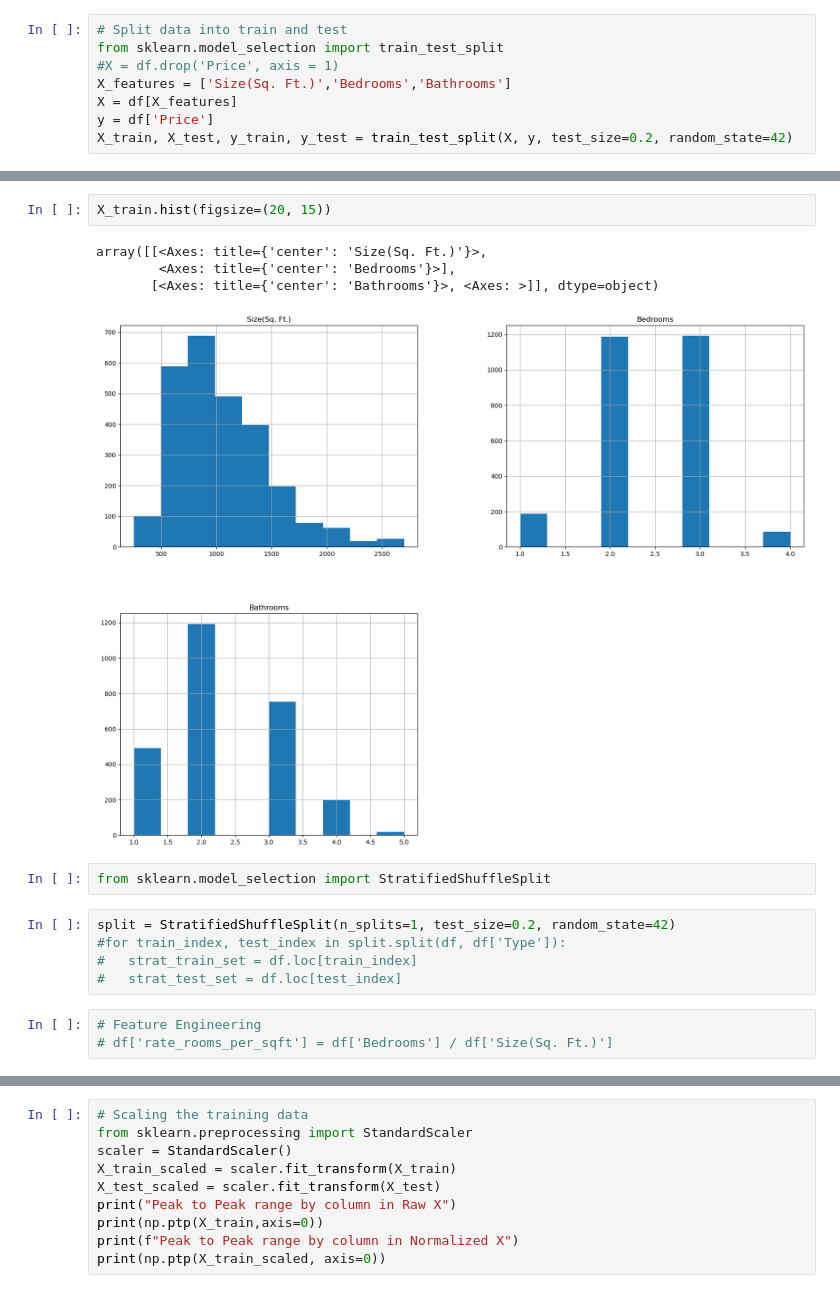
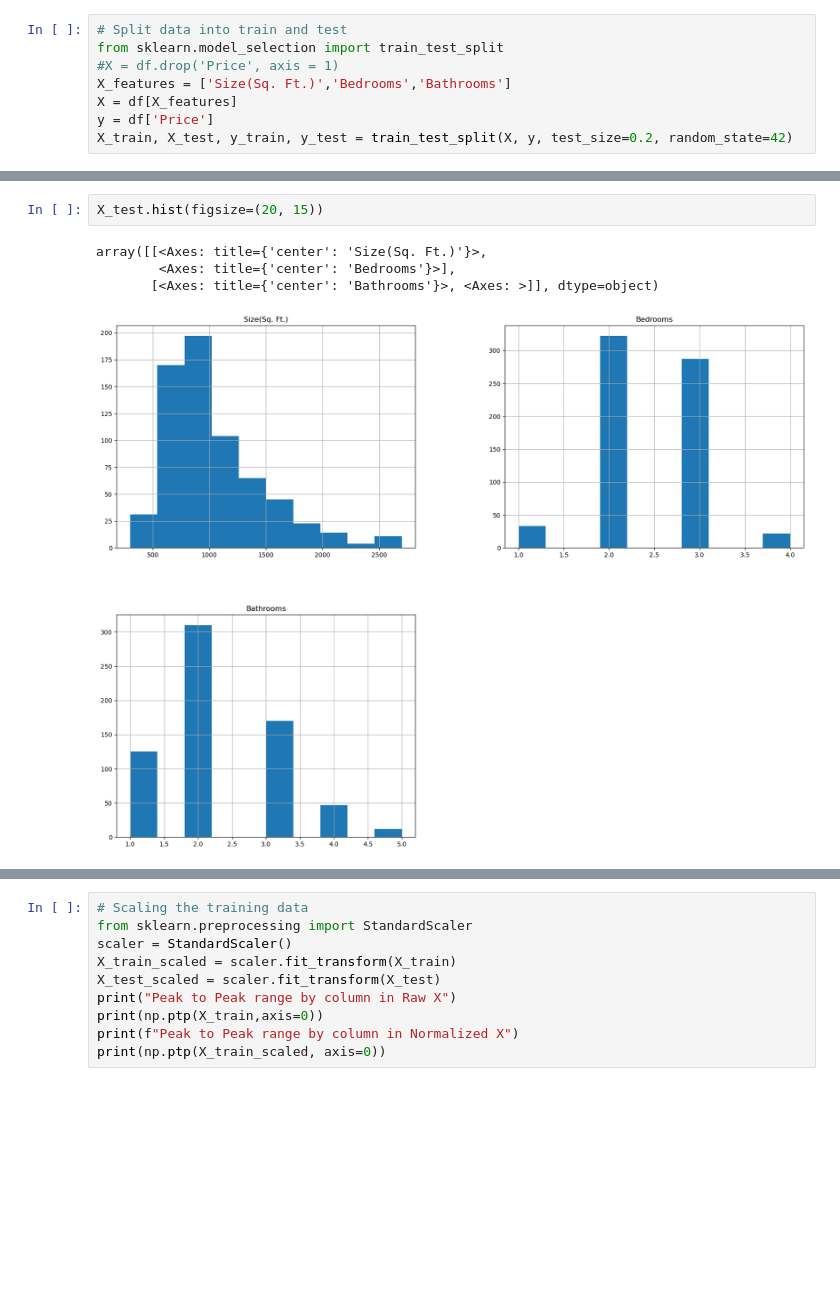
Before and after one commit to jhonnovax/House-Price-Prediction, a Jupyter notebook: house-price-prediction.ipynb, the cells around one changed output, grey strips where cells are left out. Cells and saved outputs as stored; diff of their text form; blank space fills up the shorter version.

```diff
--- a/house-price-prediction.ipynb
+++ b/house-price-prediction.ipynb
@@ -447,17 +481,7 @@ array([[<Axes: title={'center': 'Size(Sq. Ft.)'}>,
 # %%
-X_train.hist(figsize=(20, 15))
+X_test.hist(figsize=(20, 15))
 # %% [output]
 array([[<Axes: title={'center': 'Size(Sq. Ft.)'}>,
         <Axes: title={'center': 'Bedrooms'}>],
        [<Axes: title={'center': 'Bathrooms'}>, <Axes: >]], dtype=object)
-[figure, old version]
+[figure, new version]
-# %%
-from sklearn.model_selection import StratifiedShuffleSplit
-# %%
-split = StratifiedShuffleSplit(n_splits=1, test_size=0.2, random_state=42)
-#for train_index, test_index in split.split(df, df['Type']):
-#	strat_train_set = df.loc[train_index]
-#	strat_test_set = df.loc[test_index]
-# %%
-# Feature Engineering
-# df['rate_rooms_per_sqft'] = df['Bedrooms'] / df['Size(Sq. Ft.)']
```
Also changed, not shown: parts of 33 cells of this notebook.
